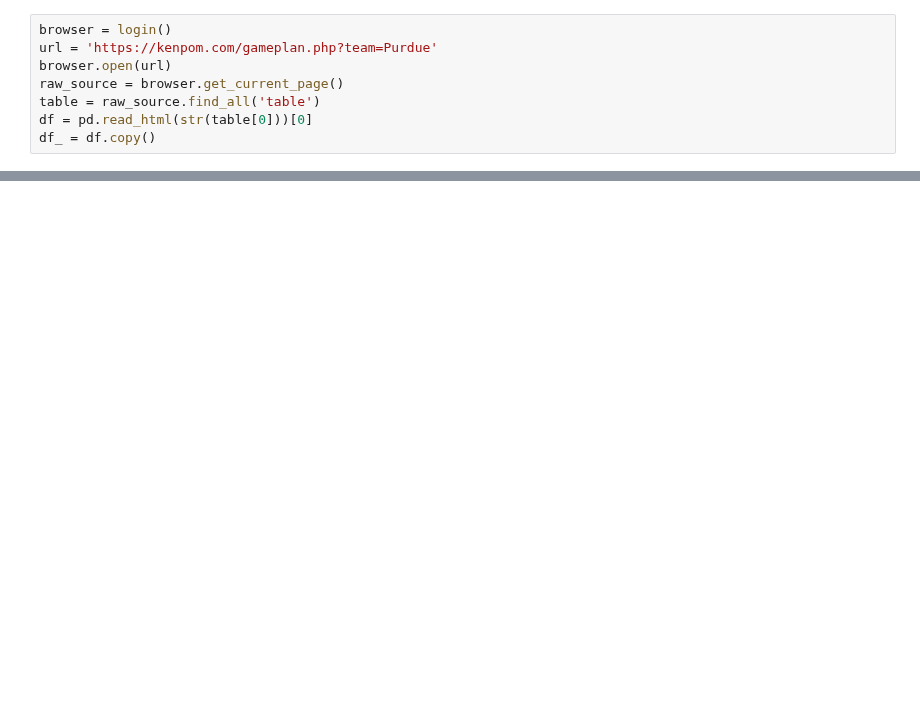
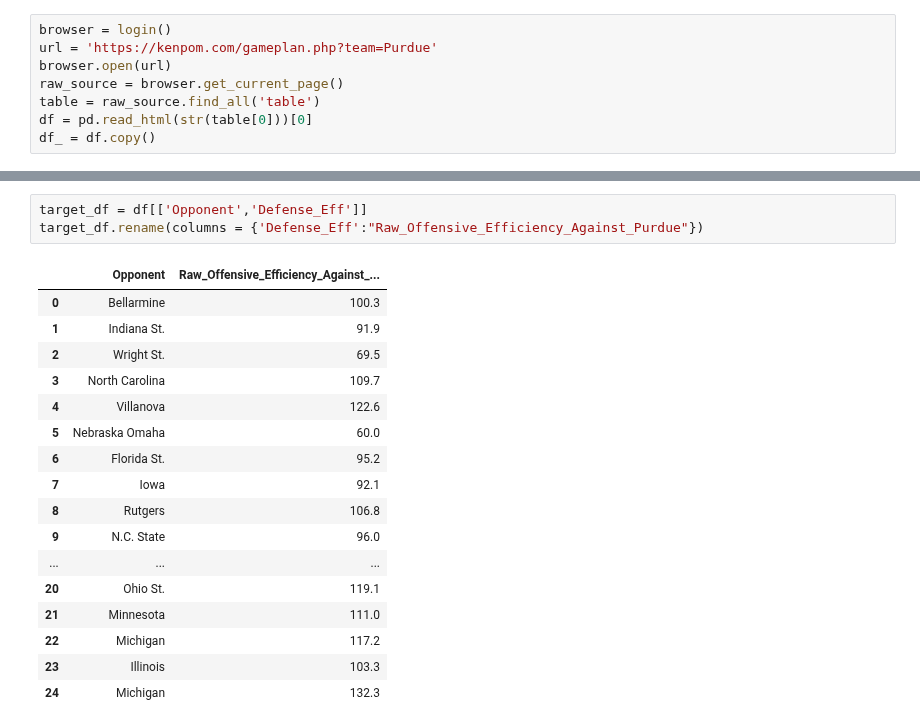
Before and after one commit to fmathews11/College_Basketball_Functions, a Jupyter notebook: Pulling_Gameplan_From_Kenpom.ipynb, the cells around one changed output, grey strips where cells are left out. Drawn from its saved outputs; the diff is of its cells as text; blank space fills up the shorter version.

```diff
--- a/Pulling_Gameplan_From_Kenpom.ipynb
+++ b/Pulling_Gameplan_From_Kenpom.ipynb
@@ -62,3 +106,24 @@ df
 | 22 | Sat Feb 5 | Michigan | W | H | 65 | 126.5 | 56.0 | 10.8 | 36.7 | ... |
 | 23 | Tue Feb 8 | Illinois | W | H | 66 | 127.6 | 58.2 | 13.7 | 33.3 | ... |
 | 24 | Thu Feb 10 | Michigan | L | A | 62 | 93.6 | 48.0 | 22.6 | 23.3 | ... |
+# %%
+target_df = df[['Opponent','Defense_Eff']]
+target_df.rename(columns = {'Defense_Eff':"Raw_Offensive_Efficiency_Against_Purdue"})
+# %% [output]
+|  | Opponent | Raw_Offensive_Efficiency_Against_... |
+| 0 | Bellarmine | 100.3 |
+| 1 | Indiana St. | 91.9 |
+| 2 | Wright St. | 69.5 |
+| 3 | North Carolina | 109.7 |
+| 4 | Villanova | 122.6 |
+| 5 | Nebraska Omaha | 60.0 |
+| 6 | Florida St. | 95.2 |
+| 7 | Iowa | 92.1 |
+| 8 | Rutgers | 106.8 |
+| 9 | N.C. State | 96.0 |
+| ... | ... | ... |
+| 20 | Ohio St. | 119.1 |
+| 21 | Minnesota | 111.0 |
+| 22 | Michigan | 117.2 |
+| 23 | Illinois | 103.3 |
+| 24 | Michigan | 132.3 |
```
Also changed, not shown: parts of 2 cells of this notebook.
